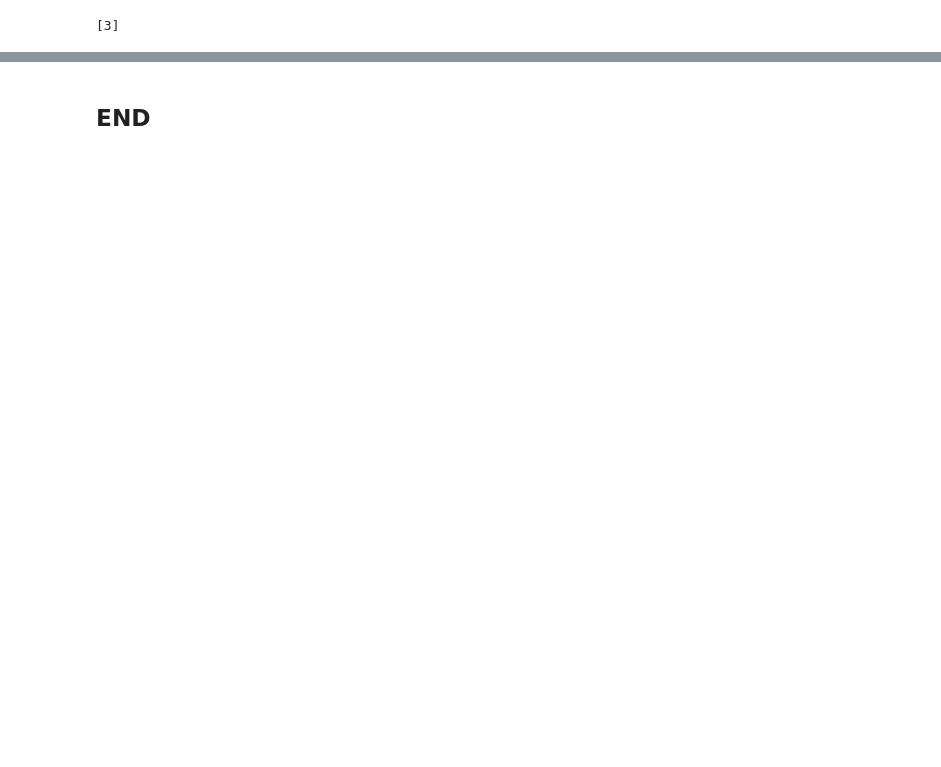
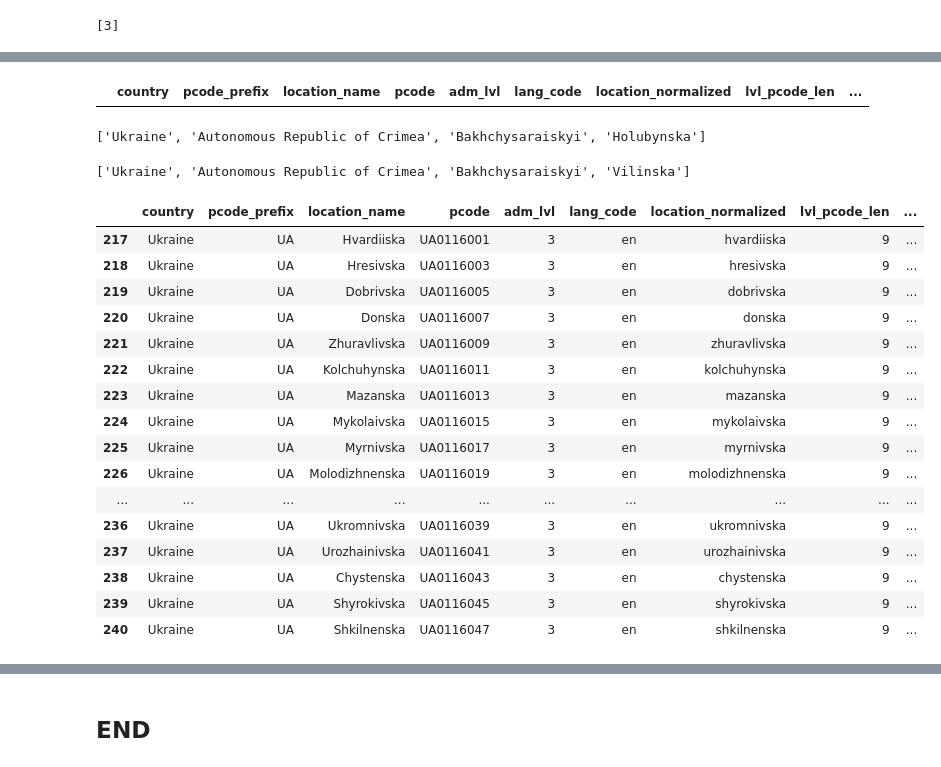
Before and after one commit to ericfrench2015/topic_surveyor, a Jupyter notebook: notebooks/geo_location_contextualizer.ipynb, the cells around one changed output, grey strips where cells are left out. Drawn from its saved outputs; the diff is of its cells as text; code cells hidden in the pictures; blank space fills up the shorter version.

```diff
--- a/notebooks/geo_location_contextualizer.ipynb
+++ b/notebooks/geo_location_contextualizer.ipynb
@@ -145,0 +172,25 @@ df_location[df_location['pcode'] == 'UA0102009']
+# %%
+df_location['lvl_pcode_len'] = df_location['pcode'].apply(lambda x:len(x))
+df_pcode_struct = df_location[['pcode_prefix','adm_lvl','lvl_pcode_len']].copy().drop_duplicates().reset_index(drop=True)
+pivot_df = df_pcode_struct.pivot(index='pcode_prefix', columns='adm_lvl', values='lvl_pcode_len')
+segment_total_len = [int(i) for i in pivot_df.loc['AF'].tolist() if i>0]
+segment_total_len
+
+def split_pcode_struct(row):
+    lvl=row['adm_lvl']
+    pcode=row['pcode']
+    c_code = row['pcode_prefix']
+    segment_total_len = [int(i) for i in pivot_df.loc[c_code].tolist() if i>0]
+    pcode_list = pcode.split()
+    last_i=0
+    newpcode=''
+    for i in segment_total_len:
+        x = pcode[last_i:i]
+        last_i = i
+        if i <= len(pcode): #make sure the segment length doesn't exceed the length of the pcode
+            newpcode = newpcode + x + '.'
+
+    return newpcode[0:-1]
+
+df_location['split_pcode'] = df_location.apply(split_pcode_struct, axis=1)
+df_location
@@ -208,0 +328,54 @@ df_location
+# %%
+#get descendents of
+def get_descendents_of(pcode, lang='en', include_self=True):
+    if include_self==True:
+        return df_location[df_location['pcode'].str.contains(pcode) & (df_location['lang_code'] == lang)]
+    else:
+        return df_location[df_location['pcode'].str.contains(pcode) & (df_location['lang_code'] == lang)\
+        & (df_location['pcode'] != pcode)]
+
+
+get_descendents_of('UA1414001', include_self=False)
+# %% [output]
+|  | country | pcode_prefix | location_name | pcode | adm_lvl | lang_code | location_normalized | lvl_pcode_len | ... |
+# %%
+def get_admin_chain(pcode, lang='en'):
+    split_pcode = df_location['split_pcode'][df_location['pcode'] == pcode].tolist()[0]
+    levels = split_pcode.split(".")
+    pc =''
+    admin_chain = []
+    #rebuild the pcode one level at a time
+    for i in levels:
+        pc = pc + i
+        admin_chain.append(df_location['location_name'][(df_location['pcode'] == pc) & (df_location['lang_code'] == lang)].tolist()[0])
+
+    return admin_chain
+#UA1414001
+get_admin_chain('UA0102013', 'en')
+# %% [output]
+['Ukraine', 'Autonomous Republic of Crimea', 'Bakhchysaraiskyi', 'Holubynska']
+# %%
+search_loc = 'Kalchytska'
+get_admin_chain('UA0102011')
+# %% [output]
+['Ukraine', 'Autonomous Republic of Crimea', 'Bakhchysaraiskyi', 'Vilinska']
+# %%
+get_descendents_of('UA0116', include_self=False)
+# %% [output]
+|  | country | pcode_prefix | location_name | pcode | adm_lvl | lang_code | location_normalized | lvl_pcode_len | ... |
+| 217 | Ukraine | UA | Hvardiiska | UA0116001 | 3 | en | hvardiiska | 9 | ... |
+| 218 | Ukraine | UA | Hresivska | UA0116003 | 3 | en | hresivska | 9 | ... |
+| 219 | Ukraine | UA | Dobrivska | UA0116005 | 3 | en | dobrivska | 9 | ... |
+| 220 | Ukraine | UA | Donska | UA0116007 | 3 | en | donska | 9 | ... |
+| 221 | Ukraine | UA | Zhuravlivska | UA0116009 | 3 | en | zhuravlivska | 9 | ... |
+| 222 | Ukraine | UA | Kolchuhynska | UA0116011 | 3 | en | kolchuhynska | 9 | ... |
+| 223 | Ukraine | UA | Mazanska | UA0116013 | 3 | en | mazanska | 9 | ... |
+| 224 | Ukraine | UA | Mykolaivska | UA0116015 | 3 | en | mykolaivska | 9 | ... |
+| 225 | Ukraine | UA | Myrnivska | UA0116017 | 3 | en | myrnivska | 9 | ... |
+| 226 | Ukraine | UA | Molodizhnenska | UA0116019 | 3 | en | molodizhnenska | 9 | ... |
+| ... | ... | ... | ... | ... | ... | ... | ... | ... | ... |
+| 236 | Ukraine | UA | Ukromnivska | UA0116039 | 3 | en | ukromnivska | 9 | ... |
+| 237 | Ukraine | UA | Urozhainivska | UA0116041 | 3 | en | urozhainivska | 9 | ... |
+| 238 | Ukraine | UA | Chystenska | UA0116043 | 3 | en | chystenska | 9 | ... |
+| 239 | Ukraine | UA | Shyrokivska | UA0116045 | 3 | en | shyrokivska | 9 | ... |
+| 240 | Ukraine | UA | Shkilnenska | UA0116047 | 3 | en | shkilnenska | 9 | ... |
```
Also changed, not shown: parts of 20 cells of this notebook, 1 other file.
